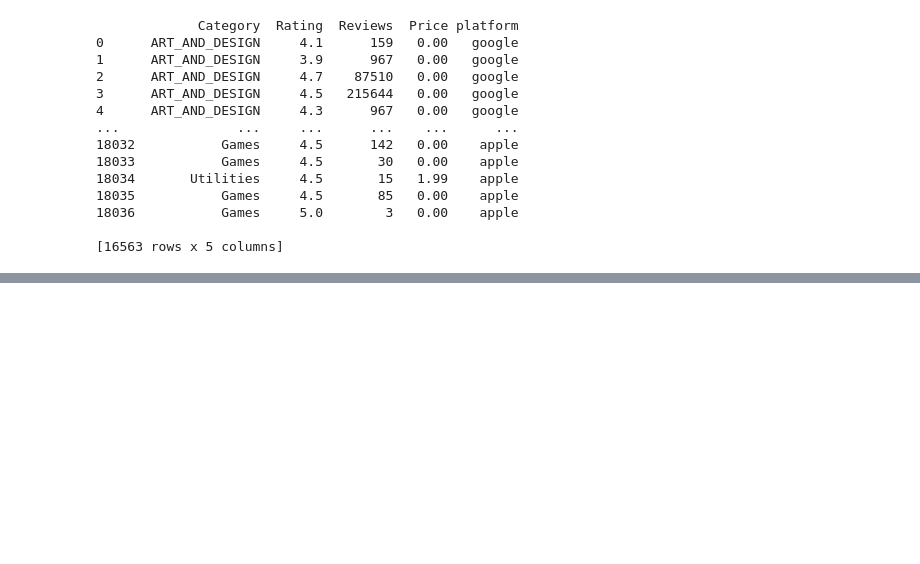
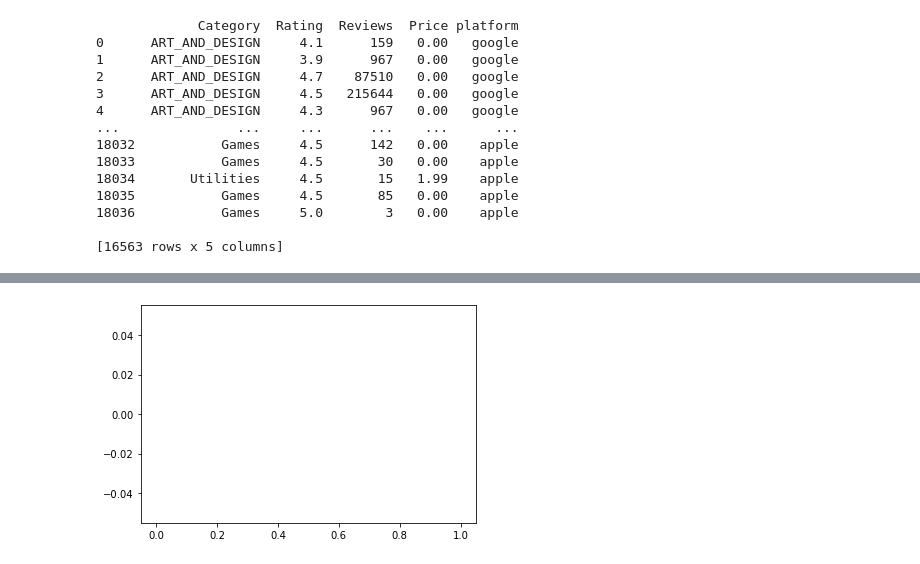
Before and after one commit to lfila19/lfila19, a Jupyter notebook: KUGLE_3.ipynb, the cells around one changed output, grey strips where cells are left out. Saved outputs shown, nothing was run; the diff lists cells and outputs as text; code cells hidden in the pictures; blank space fills up the shorter version.

```diff
--- a/KUGLE_3.ipynb
+++ b/KUGLE_3.ipynb
@@ -416,0 +441,2 @@ apple_normal=stats.normaltest(apple)
+# %%
+df['Permutation1']=np.random.permutation(df['Rating'])
@@ -416,0 +457,2 @@ apple_normal=stats.normaltest(apple)
+# %%
+difference=list()
@@ -416,0 +465,4 @@ apple_normal=stats.normaltest(apple)
+# %%
+histo=plt.hist(difference)
+# %% [output]
+[figure, added]
```
Also changed, not shown: parts of 17 cells of this notebook.
